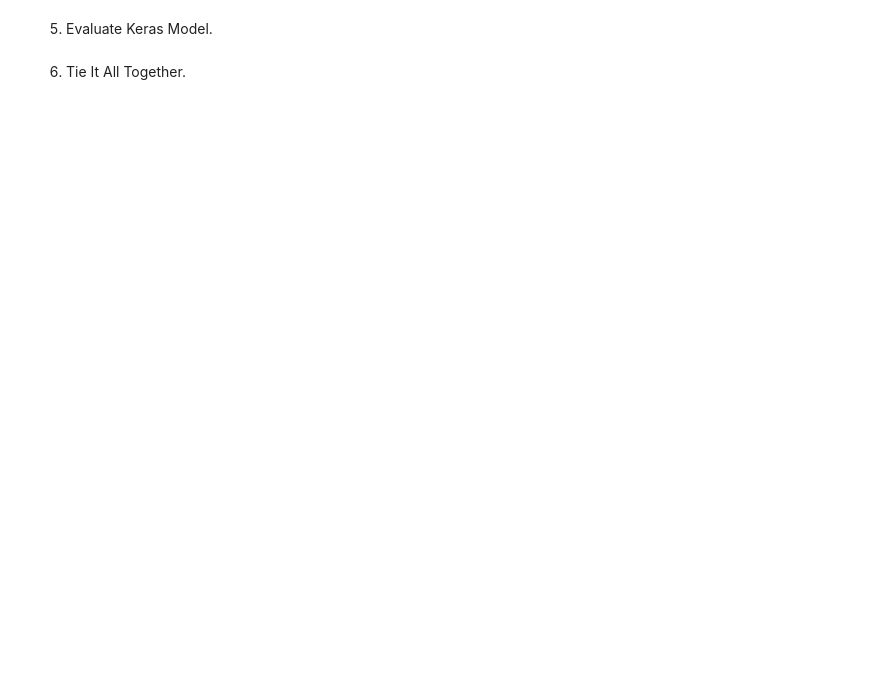
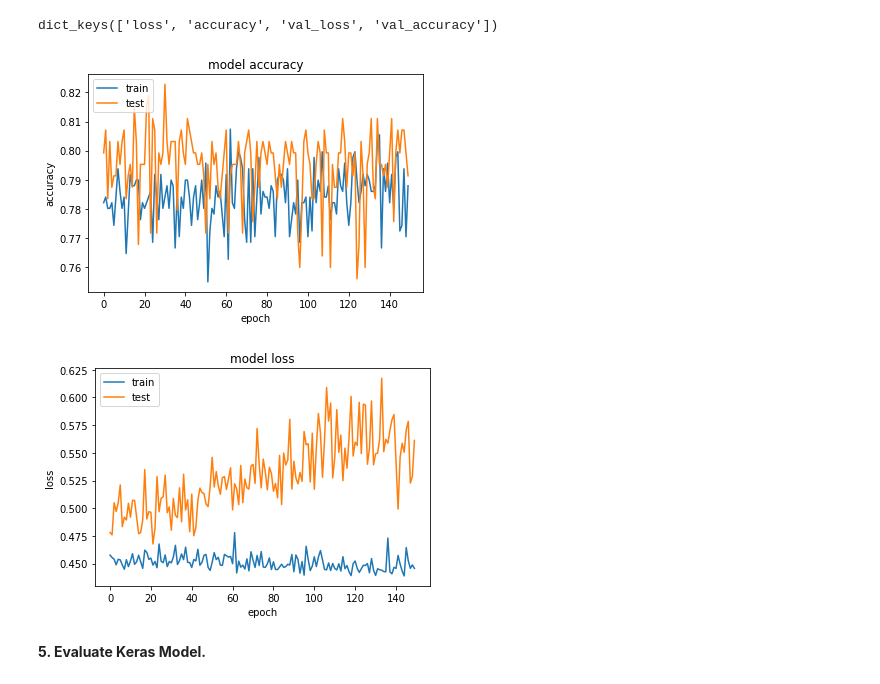
Before and after one commit to cisirtraining/summerschool, a Jupyter notebook: Day1_Introduction_to_DL_framework.ipynb, the cells around one changed output. Drawn from its saved outputs; the diff is of its cells as text; code cells hidden in the pictures; blank space fills up the shorter version.

```diff
--- a/Day1_Introduction_to_DL_framework.ipynb
+++ b/Day1_Introduction_to_DL_framework.ipynb
@@ -55 +53,4 @@ OSError: ignored
+# %%
+# compile the keras model
+model.compile(loss='binary_crossentropy', optimizer='adam', metrics=['accuracy'])
 # %% [markdown]
@@ -57,4 +58,29 @@ OSError: ignored
+# %%
+# fit the keras model on the dataset
+history = model.fit(X, y, validation_split=0.33, epochs=150, batch_size=10, verbose=2)
+# %%
+import matplotlib.pyplot as plt
+# list all data in history
+print(history.history.keys())
+# summarize history for accuracy
+plt.plot(history.history['accuracy'])
+plt.plot(history.history['val_accuracy'])
+plt.title('model accuracy')
+plt.ylabel('accuracy')
+plt.xlabel('epoch')
+plt.legend(['train', 'test'], loc='upper left')
+plt.show()
+# summarize history for loss
+plt.plot(history.history['loss'])
+plt.plot(history.history['val_loss'])
+plt.title('model loss')
+plt.ylabel('loss')
+plt.xlabel('epoch')
+plt.legend(['train', 'test'], loc='upper left')
+plt.show()
+# %% [output]
+dict_keys(['loss', 'accuracy', 'val_loss', 'val_accuracy'])
+[figure, added]
+[figure, added]
 # %% [markdown]
-5. Evaluate Keras Model.
+**5. Evaluate Keras Model.**
-# %% [markdown]
-6. Tie It All Together.
```
Also changed, not shown: parts of 13 cells of this notebook.
